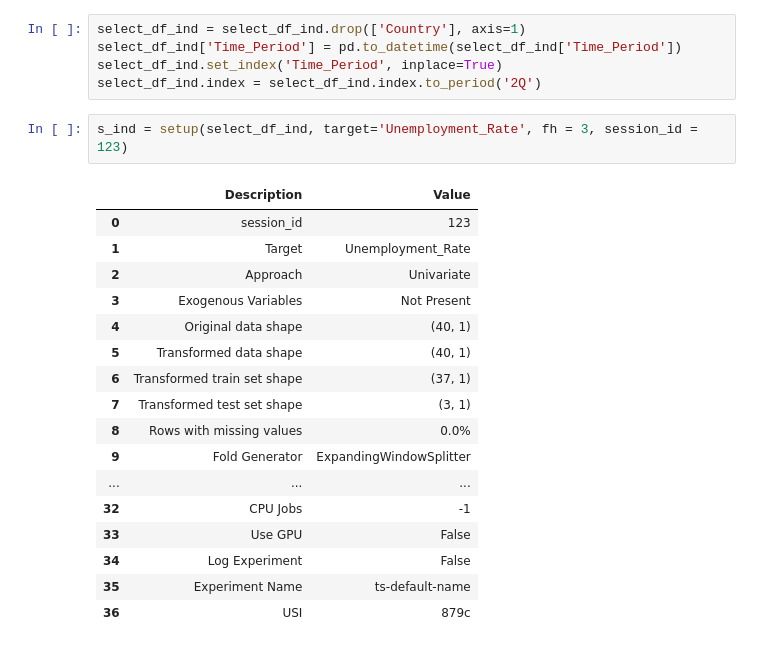
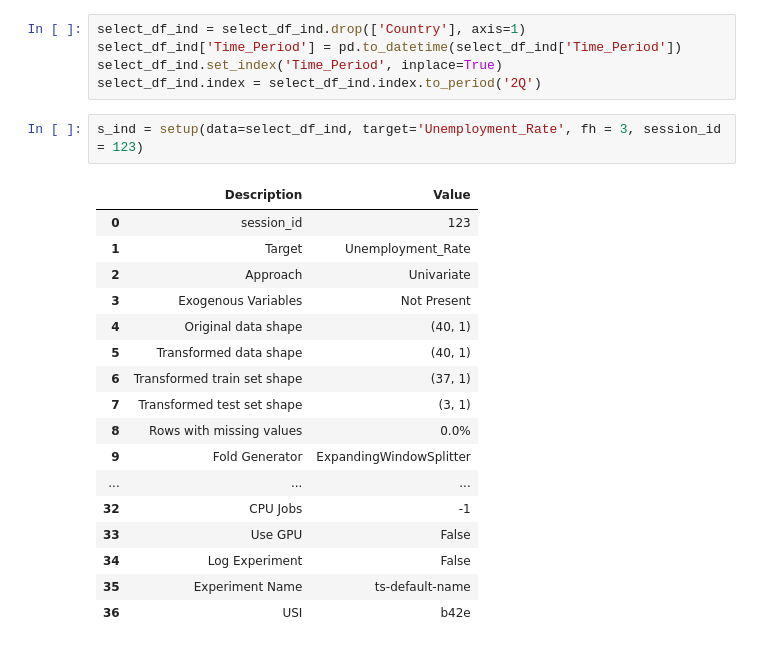
Before and after one commit to imajirzl/thesis-unemployment-rate, a Jupyter notebook: analysis/pycaret.ipynb, the cells around one changed output. Drawn from its saved outputs; the diff is of its cells as text.

```diff
--- a/analysis/pycaret.ipynb
+++ b/analysis/pycaret.ipynb
@@ -36,25 +36,25 @@ select_df_ind['Time_Period'] = pd.to_datetime(select_df_ind['Time_Period'])
 select_df_ind.set_index('Time_Period', inplace=True)
 select_df_ind.index = select_df_ind.index.to_period('2Q')
 # %%
-s_ind = setup(select_df_ind, target='Unemployment_Rate', fh = 3, session_id = 123)
+s_ind = setup(data=select_df_ind, target='Unemployment_Rate', fh = 3, session_id = 123)
 # %% [output]
 |  | Description | Value |
 | 0 | session_id | 123 |
 | 1 | Target | Unemployment_Rate |
 | 2 | Approach | Univariate |
 | 3 | Exogenous Variables | Not Present |
 | 4 | Original data shape | (40, 1) |
 | 5 | Transformed data shape | (40, 1) |
 | 6 | Transformed train set shape | (37, 1) |
 | 7 | Transformed test set shape | (3, 1) |
 | 8 | Rows with missing values | 0.0% |
 | 9 | Fold Generator | ExpandingWindowSplitter |
 | ... | ... | ... |
 | 32 | CPU Jobs | -1 |
 | 33 | Use GPU | False |
 | 34 | Log Experiment | False |
 | 35 | Experiment Name | ts-default-name |
-| 36 | USI | 879c |
+| 36 | USI | b42e |
 # %%
 best_model_ind = compare_models()
 # %% [output]
```
Also changed, not shown: parts of 7 cells of this notebook.
